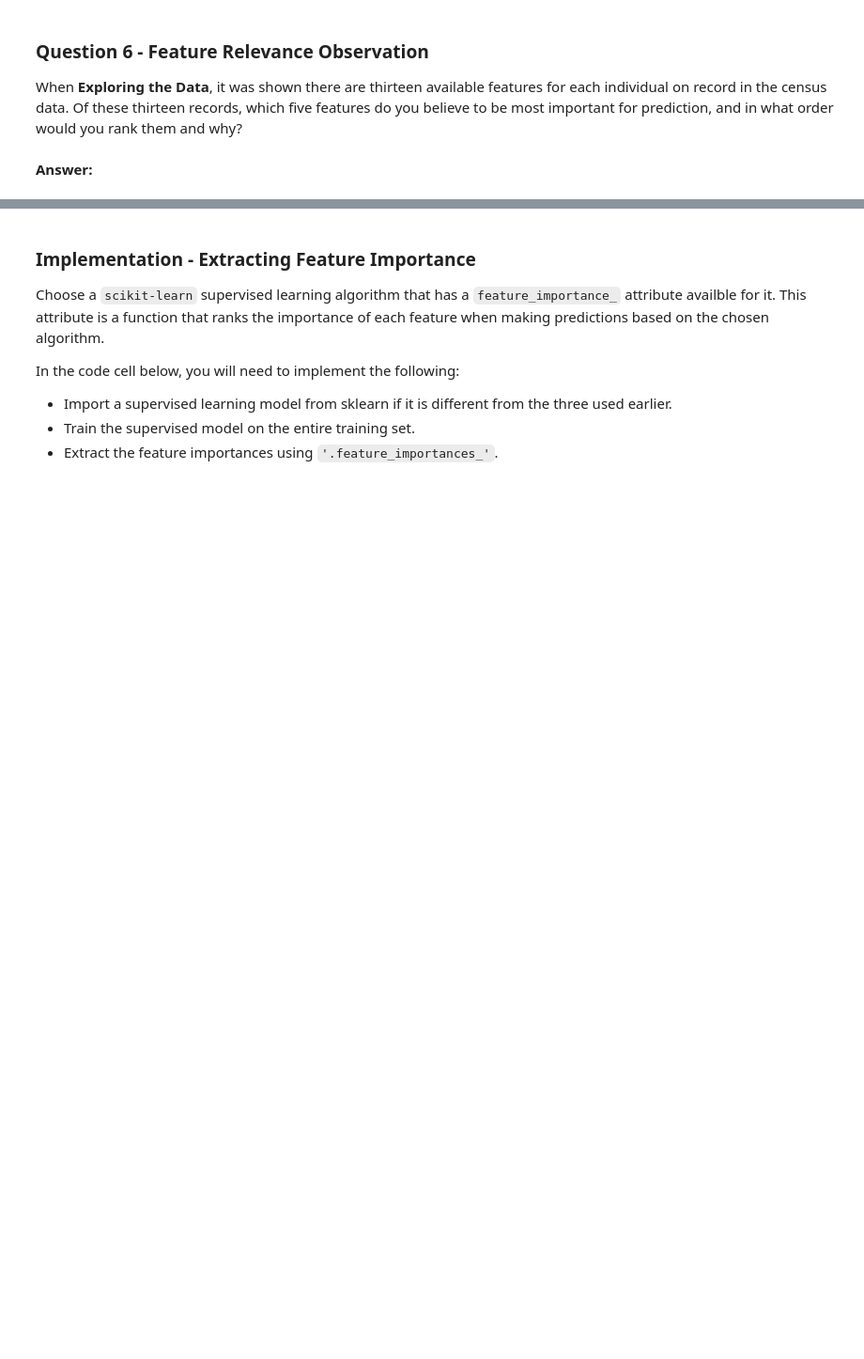
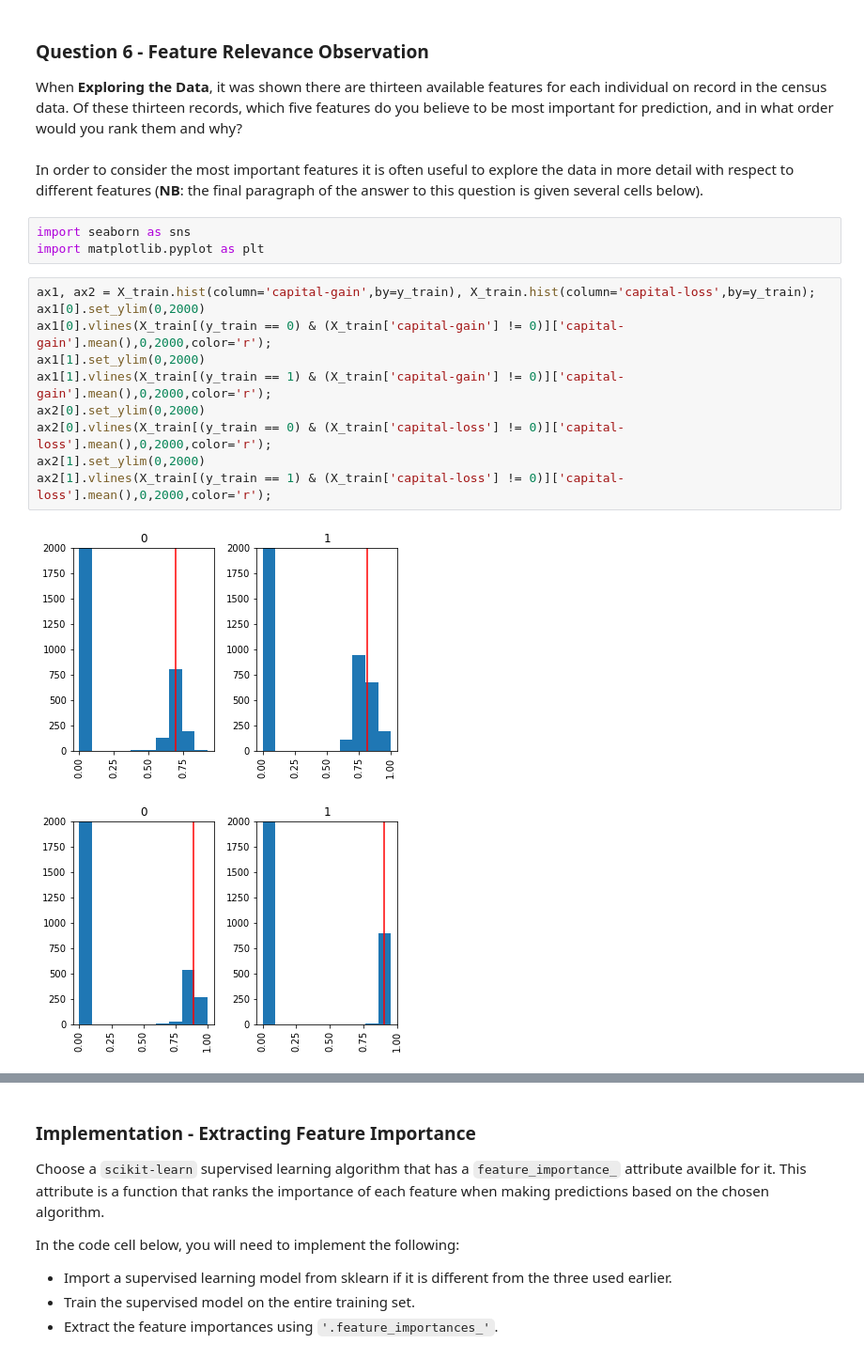
Before and after one commit to smirnovartem/finding_donors, a Jupyter notebook: finding_donors.ipynb, the cells around one changed output, grey strips where cells are left out. Shown at 94% size. Drawn from its saved outputs; the diff is of its cells as text; blank space fills up the shorter version.

Commit message:
Answered the remaining questions, cleaned up the notebook

```diff
--- a/finding_donors.ipynb
+++ b/finding_donors.ipynb
@@ -620,5 +577,21 @@ Choose a scikit-learn classifier (e.g., adaboost, random forests) that has a `fe
 # %% [markdown]
 ### Question 6 - Feature Relevance Observation
 When **Exploring the Data**, it was shown there are thirteen available features for each individual on record in the census data. Of these thirteen records, which five features do you believe to be most important for prediction, and in what order would you rank them and why?
-# %% [markdown]
-**Answer:**
+# %% [markdown]
+In order to consider the most important features it is often useful to explore the data in more detail with respect to different features (**NB**: the final paragraph of the answer to this question is given several cells below).
+# %%
+import seaborn as sns
+import matplotlib.pyplot as plt
+# %%
+ax1, ax2 = X_train.hist(column='capital-gain',by=y_train), X_train.hist(column='capital-loss',by=y_train);
+ax1[0].set_ylim(0,2000)
+ax1[0].vlines(X_train[(y_train == 0) & (X_train['capital-gain'] != 0)]['capital-gain'].mean(),0,2000,color='r');
+ax1[1].set_ylim(0,2000)
+ax1[1].vlines(X_train[(y_train == 1) & (X_train['capital-gain'] != 0)]['capital-gain'].mean(),0,2000,color='r');
+ax2[0].set_ylim(0,2000)
+ax2[0].vlines(X_train[(y_train == 0) & (X_train['capital-loss'] != 0)]['capital-loss'].mean(),0,2000,color='r');
+ax2[1].set_ylim(0,2000)
+ax2[1].vlines(X_train[(y_train == 1) & (X_train['capital-loss'] != 0)]['capital-loss'].mean(),0,2000,color='r');
+# %% [output]
+[figure, added]
+[figure, added]
```
Also changed, not shown: parts of 27 cells of this notebook.
